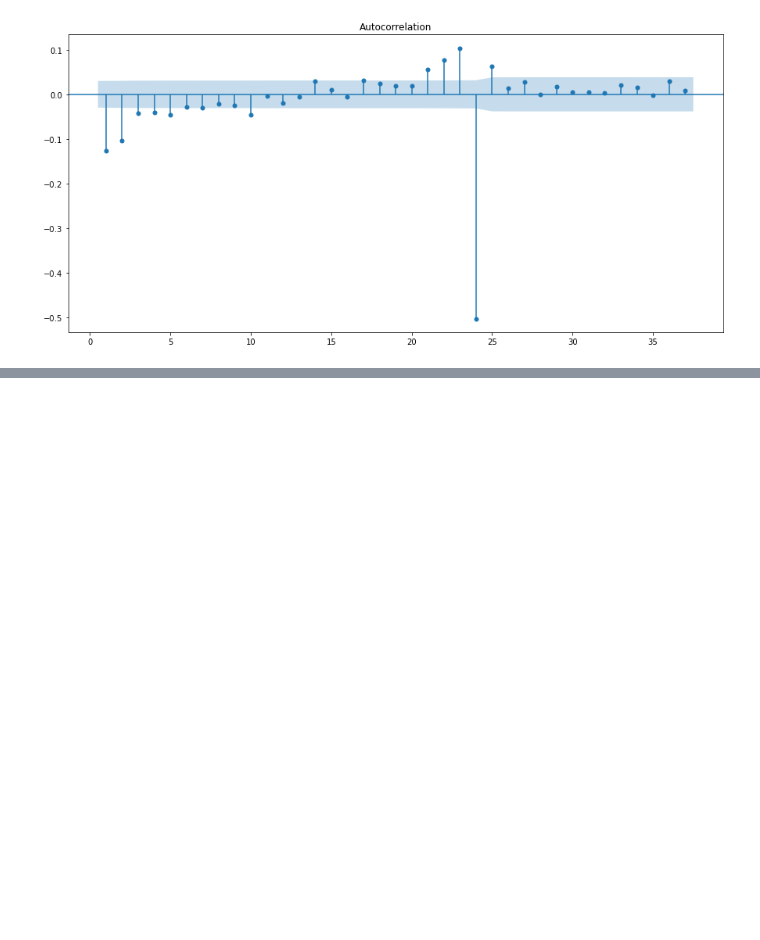
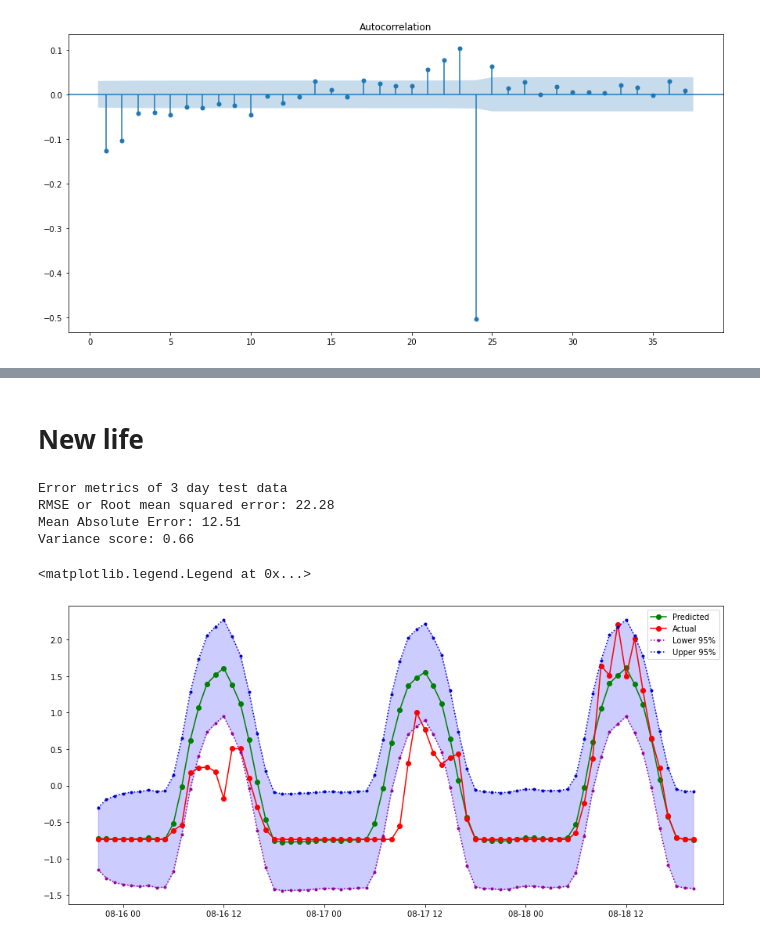
Before and after one commit to fomapavlov/EMS_Workshop, a Jupyter notebook: SARIMAX.ipynb, the cells around one changed output, grey strips where cells are left out. Drawn from its saved outputs; the diff is of its cells as text; code cells hidden in the pictures; blank space fills up the shorter version.

```diff
--- a/SARIMAX.ipynb
+++ b/SARIMAX.ipynb
@@ -208,0 +212,2 @@ plt.legend(handles=[predicted, actual, lower, upper])
+# %% [markdown]
+# New life
@@ -208,0 +227,45 @@ plt.legend(handles=[predicted, actual, lower, upper])
+# %%
+split_idx = int(data_X.shape[0] * 0.7)
+X_train = data_X[:split_idx]
+y_train = data_Y[:split_idx]
+X_test = data_X[split_idx:]
+y_test = data_Y[split_idx:]
+
+X_train = X_train.asfreq('H')
+X_test = X_test.asfreq('H')
+# %%
+sarimax_model = ARIMA(endog=y_train, exog=X_train, order=(1,0,1), seasonal_order=(1,0,1,24))
+sarimax_results = sarimax_model.fit()
+
+lag_hour = 24*3
+y_test_hat = sarimax_results.get_forecast(steps=lag_hour, exog=X_test[:lag_hour])
+
+inv_y_hat = scaler_y.inverse_transform(y_test_hat.summary_frame()['mean'].values.reshape(-1,1))
+inv_y_test = scaler_y.inverse_transform(y_test[:lag_hour])
+
+print("Error metrics of 3 day test data")
+
+RMSE = np.sqrt(mean_squared_error(inv_y_hat,inv_y_test))
+print("RMSE or Root mean squared error: %.2f" % RMSE)
+
+MAE = mean_absolute_error(inv_y_hat,inv_y_test)
+print('Mean Absolute Error: %.2f' % MAE)
+
+R2 = r2_score(inv_y_hat,inv_y_test)
+print('Variance score: %.2f' % R2 )
+# %% [output]
+Error metrics of 3 day test data
+RMSE or Root mean squared error: 22.28
+Mean Absolute Error: 12.51
+Variance score: 0.66
+# %%
+plt.subplots(figsize=(15, 7))
+predicted, = plt.plot(X_test[:lag_hour].index, y_test_hat.summary_frame()['mean'], 'go-', label='Predicted')
+actual, = plt.plot(X_test[:lag_hour].index, y_test[:lag_hour], 'ro-', label='Actual')
+lower, = plt.plot(X_test[:lag_hour].index, y_test_hat.summary_frame()['mean_ci_lower'], color='#990099', marker='.', linestyle=':', label='Lower 95%')
+upper, = plt.plot(X_test[:lag_hour].index, y_test_hat.summary_frame()['mean_ci_upper'], color='#0000cc', marker='.', linestyle=':', label='Upper 95%')
+plt.fill_between(X_test[:lag_hour].index, y_test_hat.summary_frame()['mean_ci_lower'], y_test_hat.summary_frame()['mean_ci_upper'], color = 'b', alpha = 0.2)
+plt.legend(handles=[predicted, actual, lower, upper])
+# %% [output]
+<matplotlib.legend.Legend at 0x...>
+[figure, added]
```
Also changed, not shown: parts of 4 cells of this notebook.
